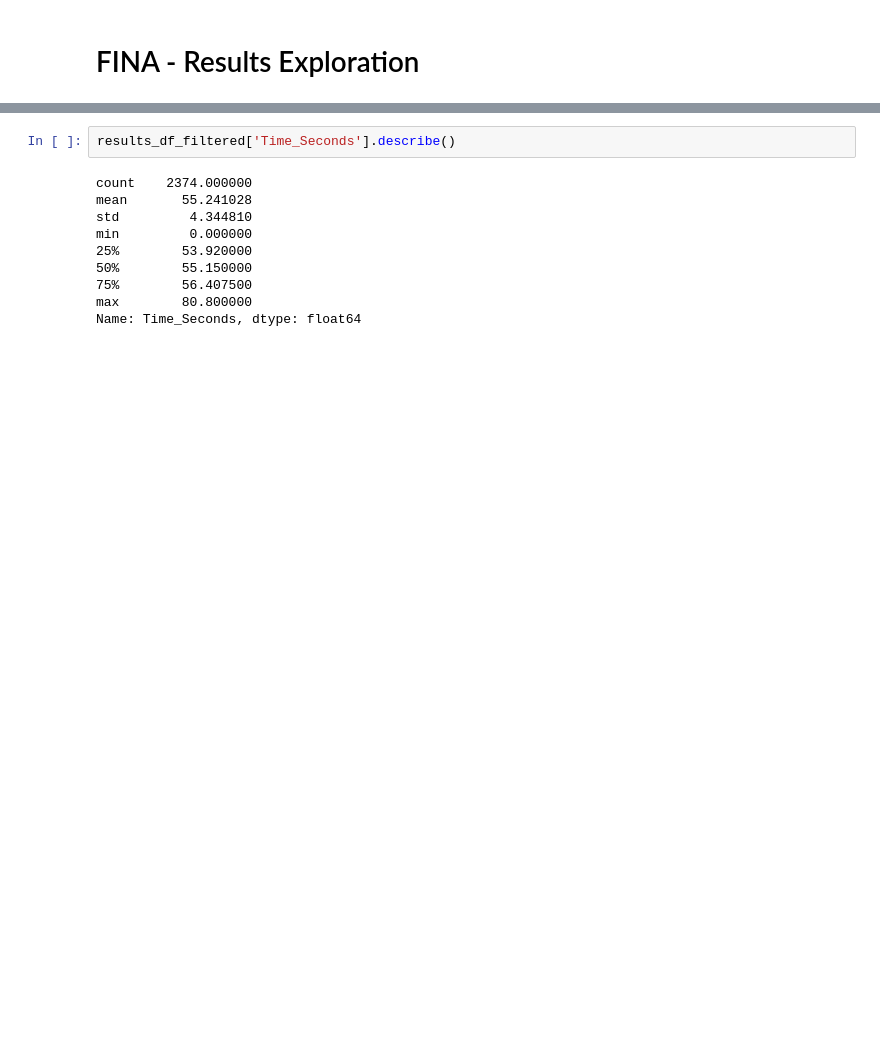
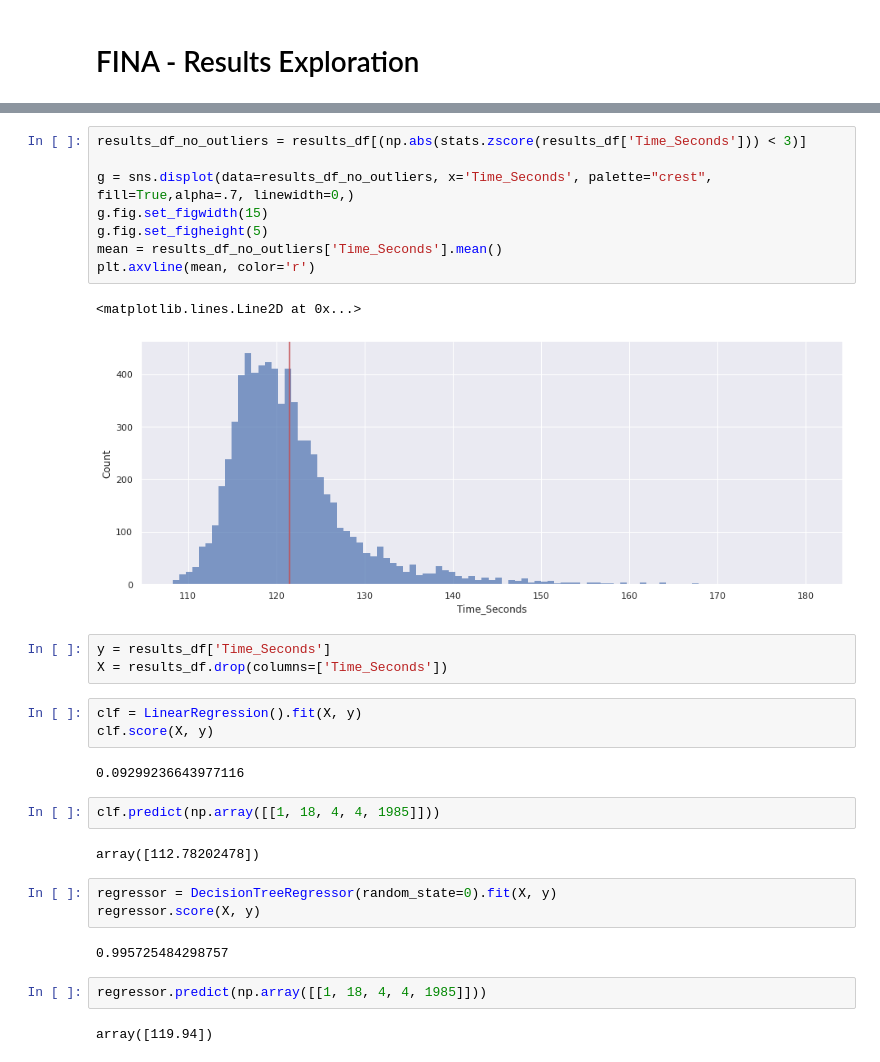
Before and after one commit to gbodra/fina-results, a Jupyter notebook: Results_Analysis.ipynb, the cells around one changed output, grey strips where cells are left out. Cells and saved outputs as stored; diff of their text form; blank space fills up the shorter version.

```diff
--- a/Results_Analysis.ipynb
+++ b/Results_Analysis.ipynb
@@ -101,12 +92,32 @@ results_df_filtered.head()
-# %%
-results_df_filtered['Time_Seconds'].describe()
-# %% [output]
-count    2374.000000
-mean       55.241028
-std         4.344810
-min         0.000000
-25%        53.920000
-50%        55.150000
-75%        56.407500
-max        80.800000
-Name: Time_Seconds, dtype: float64
+# %%
+results_df_no_outliers = results_df[(np.abs(stats.zscore(results_df['Time_Seconds'])) < 3)]
+
+g = sns.displot(data=results_df_no_outliers, x='Time_Seconds', palette="crest", fill=True,alpha=.7, linewidth=0,)
+g.fig.set_figwidth(15)
+g.fig.set_figheight(5)
+mean = results_df_no_outliers['Time_Seconds'].mean()
+plt.axvline(mean, color='r')
+# %% [output]
+<matplotlib.lines.Line2D at 0x...>
+[figure, added]
+# %%
+y = results_df['Time_Seconds']
+X = results_df.drop(columns=['Time_Seconds'])
+# %%
+clf = LinearRegression().fit(X, y)
+clf.score(X, y)
+# %% [output]
+0.09299236643977116
+# %%
+clf.predict(np.array([[1, 18, 4, 4, 1985]]))
+# %% [output]
+array([112.78202478])
+# %%
+regressor = DecisionTreeRegressor(random_state=0).fit(X, y)
+regressor.score(X, y)
+# %% [output]
+0.995725484298757
+# %%
+regressor.predict(np.array([[1, 18, 4, 4, 1985]]))
+# %% [output]
+array([119.94])
```
Also changed, not shown: parts of 23 cells of this notebook, 4 other files.
